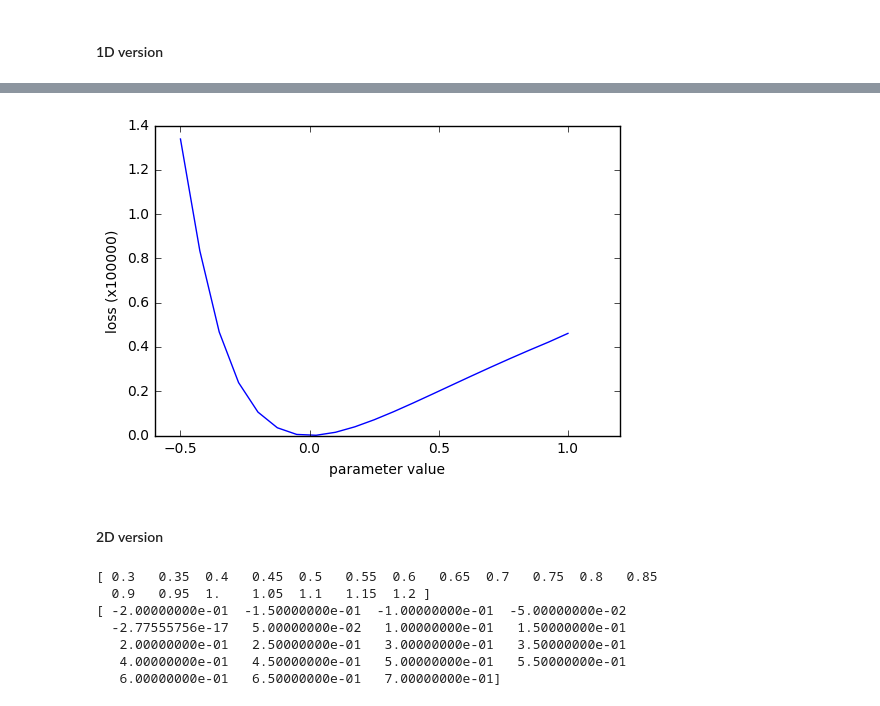
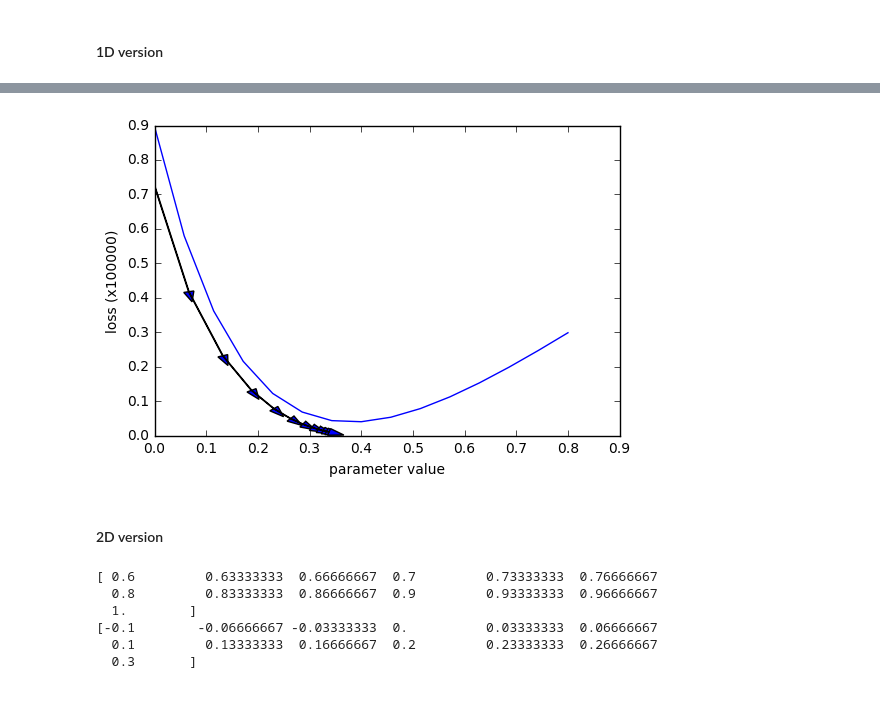
Before and after one commit to YuanWangOnward/DCM_RNN, a Jupyter notebook: BP_check.ipynb, the cells around one changed output, grey strips where cells are left out. Cells and saved outputs as stored; diff of their text form; code cells hidden in the pictures.

```diff
--- a/BP_check.ipynb
+++ b/BP_check.ipynb
@@ -113,7 +102,7 @@ acc_Wxxu=[1-util.rMSE(dr.Wxxu[n],s.Wxxu[n]) for n in range(dr.n_stimuli)]
 acc_Wxxu=tf.add_n(acc_Wxxu)
 acc_Wxu=1-util.rMSE(dr.Wxu,s.Wxu.reshape((m.n_region,1)))
 
-loss_summary = tf.scalar_summary('fMRI_prediction_loss',dr.total_loss_y)
+loss_summary = tf.scalar_summary('fMRI_prediction_loss',dr.loss_y)
 acc_Wxx_summary = tf.scalar_summary('acc_Wxx',acc_Wxx)
 acc_Wxxu_summary = tf.scalar_summary('acc_Wxxu',acc_Wxxu)
 acc_Wxu_summary = tf.scalar_summary('acc_Wxu',acc_Wxu)
@@ -155,6 +144,9 @@ summary_writer = tf.train.SummaryWriter(summary_dir, isess.graph)
 # %% [markdown]
 #### 1D version
 # %%
+importlib.reload(DCM_RNN)
+util=DCM_RNN.utilities()
 names=util.get_parameter_names(dr.grads_and_vars)
-variable_dict=util.set_up_parameter_profile(isess.graph,names=names,mask_type='zeros')
-variable_dict['rnn_cell/Wxu:0'].mask[1]=1
+variable_dict=util.set_up_parameter_profile(isess.graph,names=names,mask_value_gradient=0)
+variable_dict['rnn_cell/Wxu:0'].masks.gradient[0]=1
+variable_dict['rnn_cell/Wxu:0'].masks.sparse[0]=0./(len(dh.u_list))/dr.t_delta
@@ -211,10 +303,17 @@ plt.ylabel('loss')
+# %%
+importlib.reload(DCM_RNN)
+util=DCM_RNN.utilities()
+names=util.get_parameter_names(dr.grads_and_vars)
+variable_dict=util.set_up_parameter_profile(isess.graph,names=names,mask_value_gradient=0)
+variable_dict['rnn_cell/Wxu:0'].masks.gradient[0]=1
+variable_dict['rnn_cell/Wxu:0'].masks.sparse[0]=100./(len(dh.u_list))/dr.t_delta
 # %%
 # set a particular initial point
 parameter_initial=0
 Wxx=np.array([[-1,0,0],[0.8,-1,0.4],[0.4,0.8,-1]],dtype=np.float32)*dr.t_delta+np.eye(dr.n_region,dr.n_region,0,dtype=np.float32)
 Wxxu=Wxxu=[np.array([[0,0,0],[0,0,0],[0,0,-0.4]],dtype=np.float32)*dr.t_delta for _ in range(dr.n_stimuli)]
 Wxu=np.eye(dr.n_region,dr.n_stimuli,dtype=np.float32)*0.4*dr.t_delta
-Wxu[1]=parameter_initial*dr.t_delta
+Wxu[0]=parameter_initial*dr.t_delta
 dr.set_connection_matrices(isess, Wxx=Wxx, Wxxu=Wxxu, Wxu=Wxu)
 # %%
 # training
@@ -284,14 +420,14 @@ KeyboardInterrupt:
 # %%
 # plot the BP process
 ax = plt.axes()
-ax.plot(parameter_range,np.asarray(loss_values_static)/100000)
-for idx in range(1,len(loss_values)):
-    ax.arrow(float(parameter_values[idx-1]), loss_values[idx-1]/100000,\
-             float(parameter_values[idx])-float(parameter_values[idx-1]), (loss_values[idx]-loss_values[idx-1])/100000)
+ax.plot(parameter_range,[(i+j)/100000 for i,j in zip(loss_sparse_values_static,loss_y_values_static)])
+for idx in range(1,len(loss_total_values)):
+    ax.arrow(float(parameter_values[idx-1]), loss_total_values[idx-1]/100000,\
+             float(parameter_values[idx])-float(parameter_values[idx-1]), (loss_total_values[idx]-loss_total_values[idx-1])/100000)
 plt.xlabel('parameter value')
 plt.ylabel('loss (x100000)')
 plt.show()
 # %% [output]
-[figure, old version]
+[figure, new version]
 # %% [markdown]
 #### 2D version
@@ -298,18 +444,17 @@ plt.show()
 # %%
-n_grids = 19
+n_grids = 13
 loss_values_static=np.zeros((n_grids,n_grids))
-parameter_range1 = np.linspace(0.3,1.2,n_grids)    # for A21
-parameter_range2 = np.linspace(-0.2,0.7,n_grids)    # for C2
+parameter_range1 = np.linspace(0.6,1.,n_grids)    # for A21
+parameter_range2 = np.linspace(-0.1,0.3,n_grids)    # for C2
 print(parameter_range1)
 print(parameter_range2)
 # %% [output]
-[ 0.3   0.35  0.4   0.45  0.5   0.55  0.6   0.65  0.7   0.75  0.8   0.85
-  0.9   0.95  1.    1.05  1.1   1.15  1.2 ]
-[ -2.00000000e-01  -1.50000000e-01  -1.00000000e-01  -5.00000000e-02
-  -2.77555756e-17   5.00000000e-02   1.00000000e-01   1.50000000e-01
-   2.00000000e-01   2.50000000e-01   3.00000000e-01   3.50000000e-01
-   4.00000000e-01   4.50000000e-01   5.00000000e-01   5.50000000e-01
-   6.00000000e-01   6.50000000e-01   7.00000000e-01]
+[ 0.6         0.63333333  0.66666667  0.7         0.73333333  0.76666667
+  0.8         0.83333333  0.86666667  0.9         0.93333333  0.96666667
+  1.        ]
+[-0.1        -0.06666667 -0.03333333  0.          0.03333333  0.06666667
+  0.1         0.13333333  0.16666667  0.2         0.23333333  0.26666667
+  0.3       ]
 # %%
 # find loss as a function of parameters
 # f=open('timeline.json', 'w')
```
Also changed, not shown: parts of 32 cells of this notebook, 6 other files.
